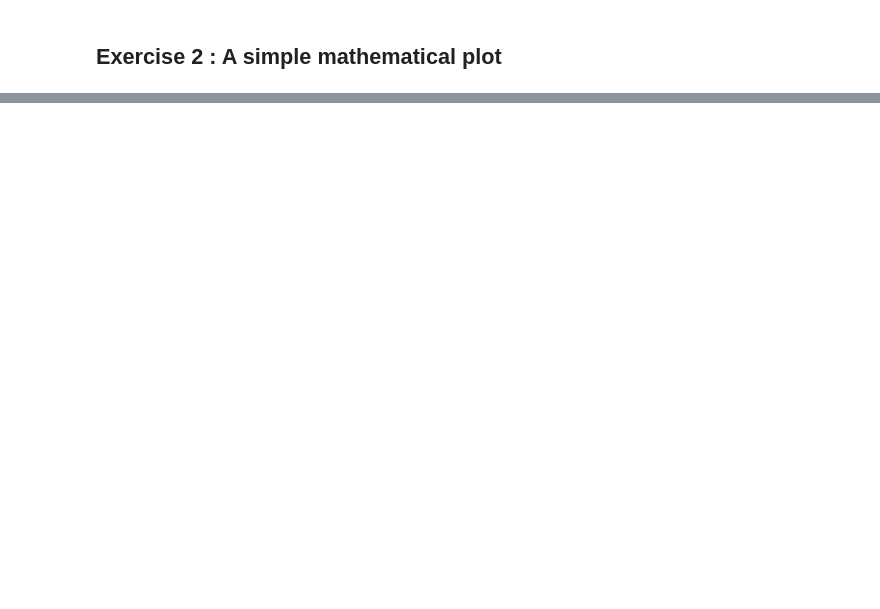
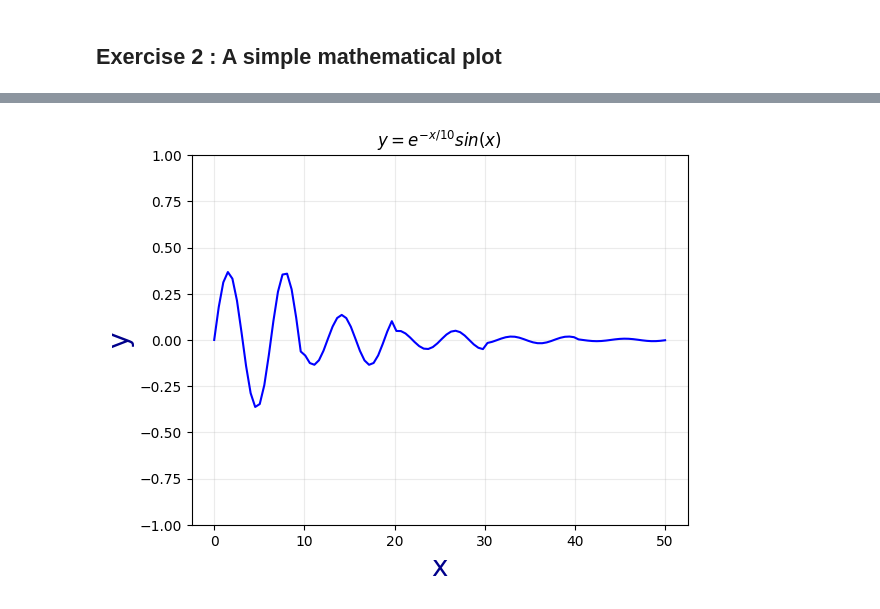
Before and after one commit to SPS-SP2273/learning-portfolio-YasmeenTan, a Jupyter notebook: plotting/plotting_(need).ipynb, the cells around one changed output, grey strips where cells are left out. Saved outputs shown, nothing was run; the diff lists cells and outputs as text; code cells hidden in the pictures; blank space fills up the shorter version.

```diff
--- a/plotting/plotting_(need).ipynb
+++ b/plotting/plotting_(need).ipynb
@@ -336,7 +340,7 @@ plt.show(block=False)
 # %% [markdown]
 ## Exercise 2 :  A simple mathematical plot
 # %%
-
-
-
-# Your solution here
+x = []
+for i in range (1,51):
+    x += [i]
+x
@@ -342,0 +367,20 @@ plt.show(block=False)
+# %%
+x = np.linspace(0, 50, 100)
+y = []
+for i in x:
+    y.append(math.exp(-i//10) * math.sin (i))
+y
+
+plt.plot(x, y, color = 'blue', linestyle = 'solid')
+
+plt.ylim([-1, 1])
+
+mpl.rc('axes', labelcolor = 'darkblue', labelsize = 20)
+
+plt.xlabel('x')
+plt.ylabel('y')
+plt.title(r'$y = e^{-x/10}  sin (x)$')
+plt.grid(alpha=.25)
+plt.show()
+# %% [output]
+[figure, added]
```
Also changed, not shown: parts of 23 cells of this notebook.
